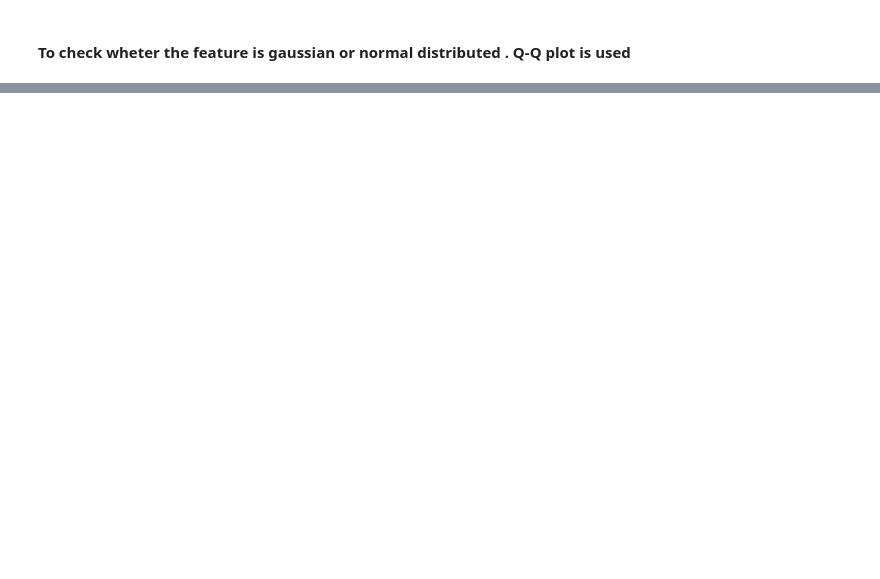
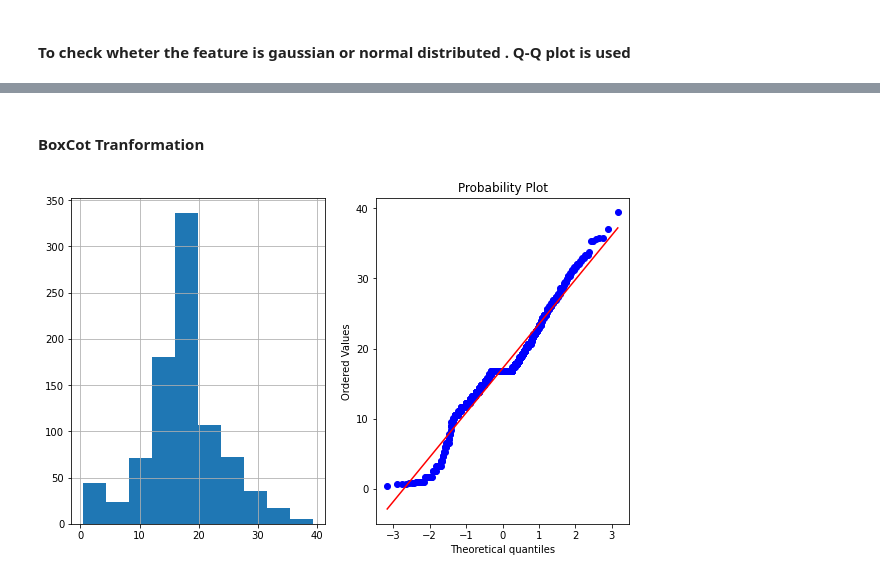
Before and after one commit to Mr-Dheer/Standardization, a Jupyter notebook: code.ipynb, the cells around one changed output, grey strips where cells are left out. Drawn from its saved outputs; the diff is of its cells as text; code cells hidden in the pictures; blank space fills up the shorter version.

```diff
--- a/code.ipynb
+++ b/code.ipynb
@@ -123,0 +159,7 @@ Checking
+# %% [markdown]
+#### BoxCot Tranformation
+# %%
+df['Age_Boxcox'],parameters=stat.boxcox(df['Age']+1)
+plot_data(df,'Age_Boxcox')
+# %% [output]
+[figure, added]
```
Also changed, not shown: parts of 15 cells of this notebook.
